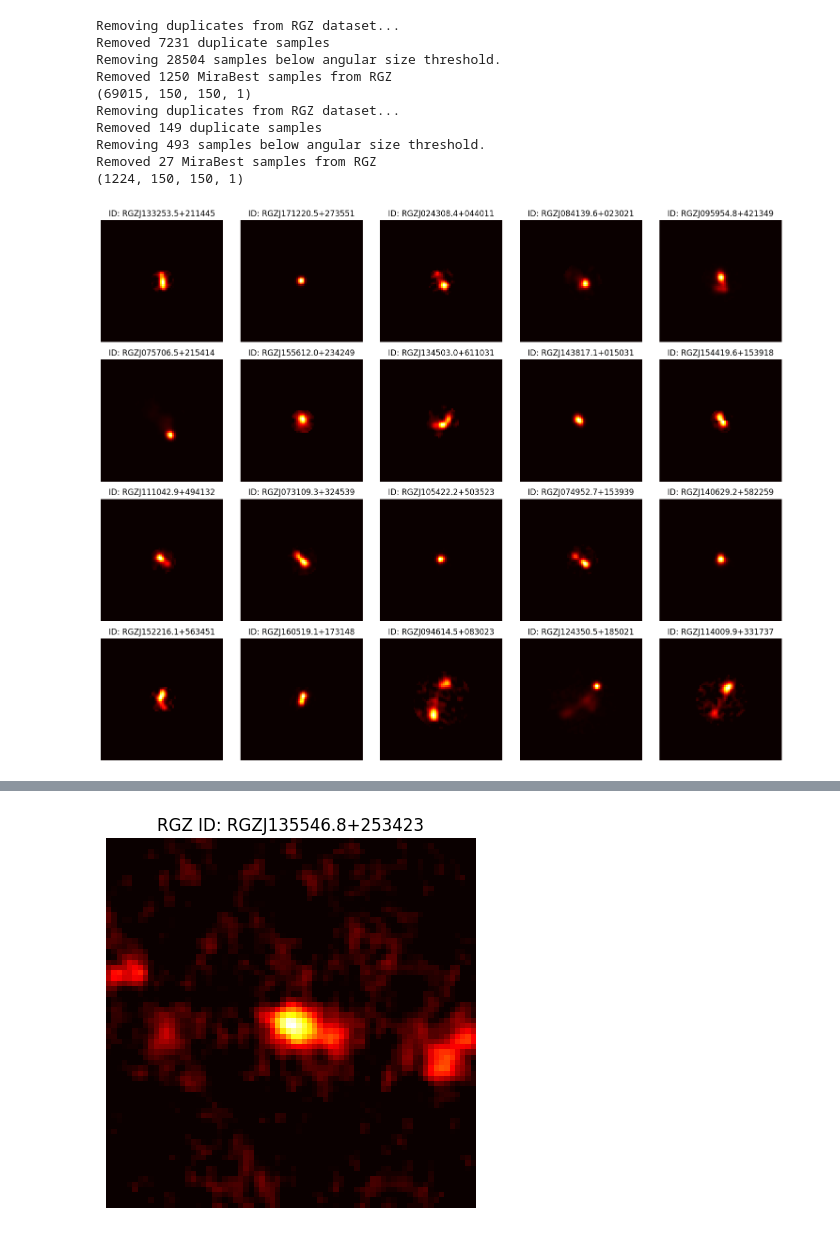
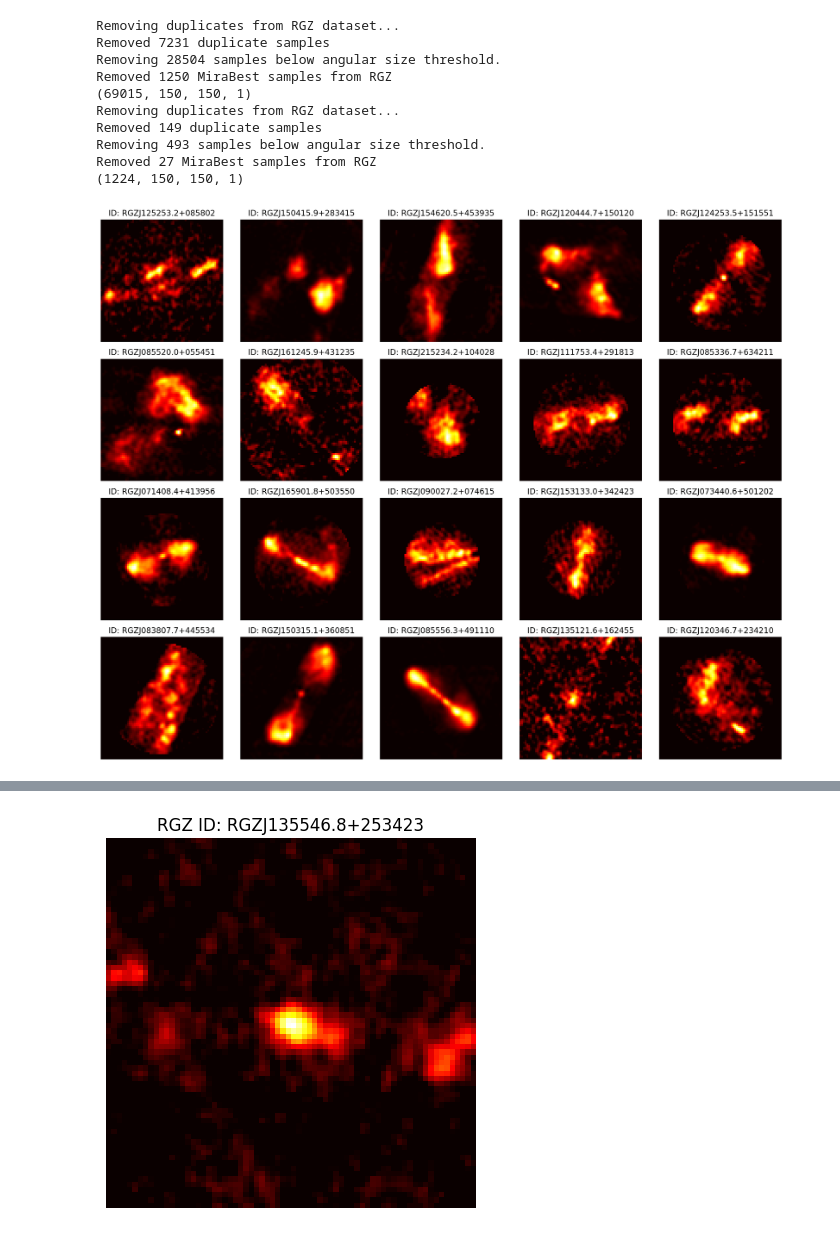
Before and after one commit to devinamhn/rgzeval, a Jupyter notebook: explore_rgz.ipynb, the cells around one changed output, grey strips where cells are left out. Saved outputs shown, nothing was run; the diff lists cells and outputs as text; code cells hidden in the pictures.

```diff
--- a/explore_rgz.ipynb
+++ b/explore_rgz.ipynb
@@ -61,16 +61,35 @@ train_loader = DataLoader(train_dataset, batch_size, shuffle=True)
 test_loader = DataLoader(test_dataset, batch_size, shuffle=True)
 # %%
 # function to visualise samples for a given interval mean
-def visualize_samples_by_interval(dataloader, dataframe, interval_mean, num_samples=5, images_per_row=5):
+def visualize_samples_by_interval(dataloader, dataframe, choice, interval, num_samples=5, images_per_row=5):
+    """
+    Visualize samples from the dataset based on specified intervals.
+
+    Parameters:
+        dataloader: The DataLoader object containing the training dataset.
+        dataframe (DataFrame): A pandas DataFrame containing metadata and additional information for visualization.
+        choice (str): Specifies the type of interval to use for visualization.
+                    Options are:
+                    - 'Interval mean': Visualizes intervals based on the mean of energy score.
+                    - 'Interval std': Visualizes intervals based on the standard deviation of energy score.
+        interval (int): The interval index to use for visualization.
+                        For 'Interval mean', valid values are integers between 1 and 8 (inclusive).
+                        For 'Interval std', valid values are integers between 1 and 6 (inclusive).
+        num_samples (int): The number of samples to visualize.
+        images_per_row (int): The number of images to display per row in the visualization.
+
+    Returns:
+        None: This function does not return a value. It displays the visualized samples.
+    """
     # Filter the dataframe for the specified interval mean
-    filtered_df = dataframe[dataframe['Interval mean'] == interval_mean]
+    filtered_df = dataframe[dataframe[choice] == interval]
     # Get the IDs
     rgz_ids = filtered_df['id'].tolist()
 
     # Initialize the plot
     # fig, axes = plt.subplots(1, num_samples, figsize=(15, 5))
     rows = (num_samples + images_per_row - 1) // images_per_row  # Calculate the number of rows needed
-    fig, axes = plt.subplots(rows, images_per_row, figsize=(images_per_row * 3, rows * 3), dpi = 100)
+    fig, axes = plt.subplots(rows, images_per_row, figsize=(images_per_row * 3, rows * 3), dpi = 200)
     axes = axes.flatten()  # Flatten the axes for easier indexing
 
     sample_count = 0
@@ -104,9 +123,9 @@ df = pd.read_csv('hmc_rgz_deduplicated.csv')
 #apply angular size cut to the csv (in arcseconds)
 df20 = df[df['las'] > 20]
 # %%
-visualize_samples_by_interval(train_loader, df, interval_mean=1, num_samples=20, images_per_row=5)
+visualize_samples_by_interval(train_loader, df20, choice = 'Interval std', interval=6, num_samples=20, images_per_row=5)
 # %% [output]
-[figure, old version]
+[figure, new version]
 # %%
 # example to see the dataframe columns that match a specific interval mean, sorted by interval std
 df20[df20['Interval mean'] == 8].sort_values(by='Interval std', ascending=False)
```
Also changed, not shown: parts of 1 cell of this notebook.
